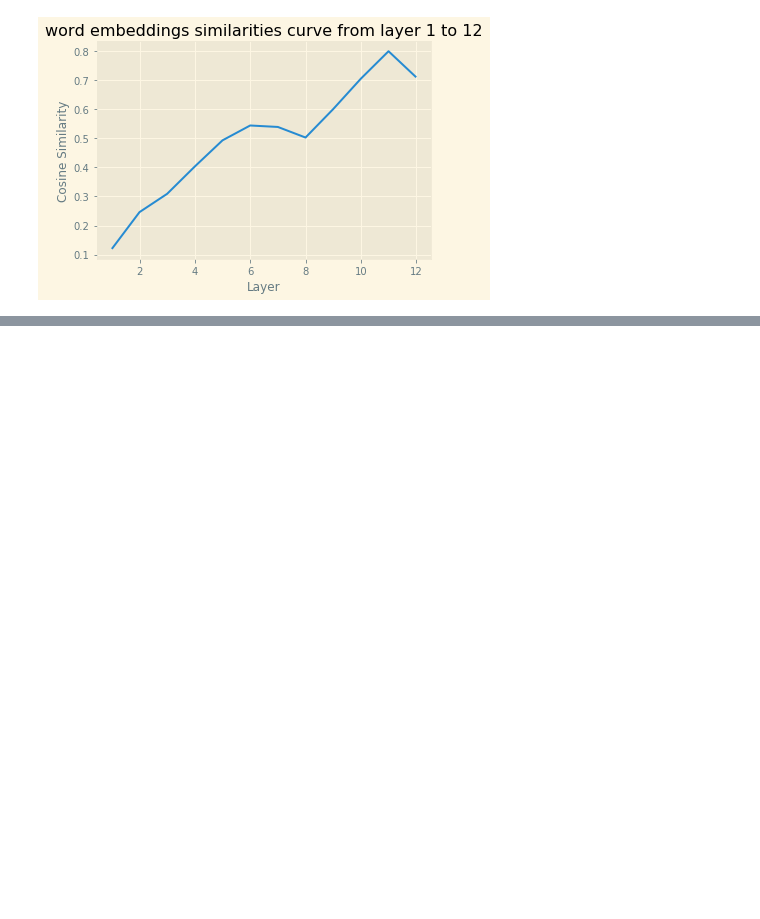
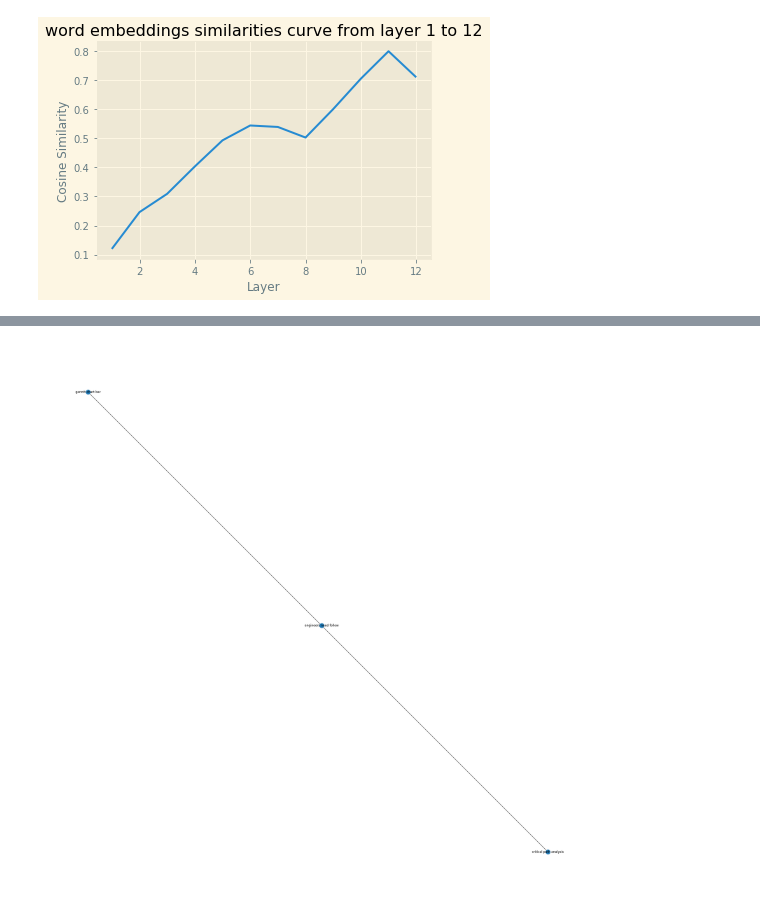
Before and after one commit to LukeJenningsMQ/Thesis-AI-Student-Feedback, a Jupyter notebook: Untitled.ipynb, the cells around one changed output, grey strips where cells are left out. Saved outputs shown, nothing was run; the diff lists cells and outputs as text; code cells hidden in the pictures; blank space fills up the shorter version.

```diff
--- a/Untitled.ipynb
+++ b/Untitled.ipynb
@@ -135,9 +117,47 @@ AttributeError: module 'llvmlite.binding.ffi' has no attribute 'register_lock_ca
 # %%
 from bertopic import BERTopic
+from sentence_transformers import SentenceTransformer, util
+import networkx as nx
+import numpy as np
 docs = ['Engineers need to follow a proper schedule and to do this, they should use tools such as a Gantt Chart or a critical path method','Ganntt Chart is a bar chart that shows what tasks are in the project and when these projects are schedule to be done','critical path analysis shows the minium amount of time a tasks needs to be complete, it gives information on slack time for the project and where time for one task can defered to another task']
-topic_model = BERTopic(embedding_model="all-MiniLM-L6-v2")
 
-print('hello')
+
+sentence_model = SentenceTransformer("all-MiniLM-L6-v2")
+kw_model = KeyBERT(model=sentence_model)
+
+kw_model.extract_keywords(docs[2], keyphrase_ngram_range=(1, 3), stop_words='english',
+                              use_maxsum=False, nr_candidates=20, top_n=1)
+
+
+#loop through each sentences
+#compare embedding
+embeddings1 = sentence_model.encode(docs, convert_to_tensor=True)
+
+#Compute cosine-similarits
+cosine_scores = util.pytorch_cos_sim(embeddings1, embeddings1)
+
+#Output the pairs with their score
+G = nx.Graph()
+for i in range(len(docs)):
+    max = 0
+    max_id = 0
+    for j in range(len(docs)):
+        if(i != j):
+            if(cosine_scores[i][j] > max):
+                max = cosine_scores[i][j]
+                max_id = j
+
+    G.add_edge(kw_model.extract_keywords(docs[i], keyphrase_ngram_range=(1, 3), stop_words='english',
+                              use_maxsum=False, nr_candidates=20, top_n=1)[0][0],kw_model.extract_keywords(docs[max_id], keyphrase_ngram_range=(1, 3), stop_words='english',
+                              use_maxsum=False, nr_candidates=20, top_n=1)[0][0])
+    # closest cosine simiarity get connected using network
+pos = nx.spring_layout(G, k=0.3*1/np.sqrt(len(G.nodes())), iterations=20)
+plt.figure(3, figsize=(30, 30))
+nx.draw(G, pos=pos)
+nx.draw_networkx_labels(G, pos=pos)
+plt.show()
+# %% [output]
+[figure, added]
 # %%
 !pip install bertopic
 # %%
```
Also changed, not shown: parts of 4 cells of this notebook.
